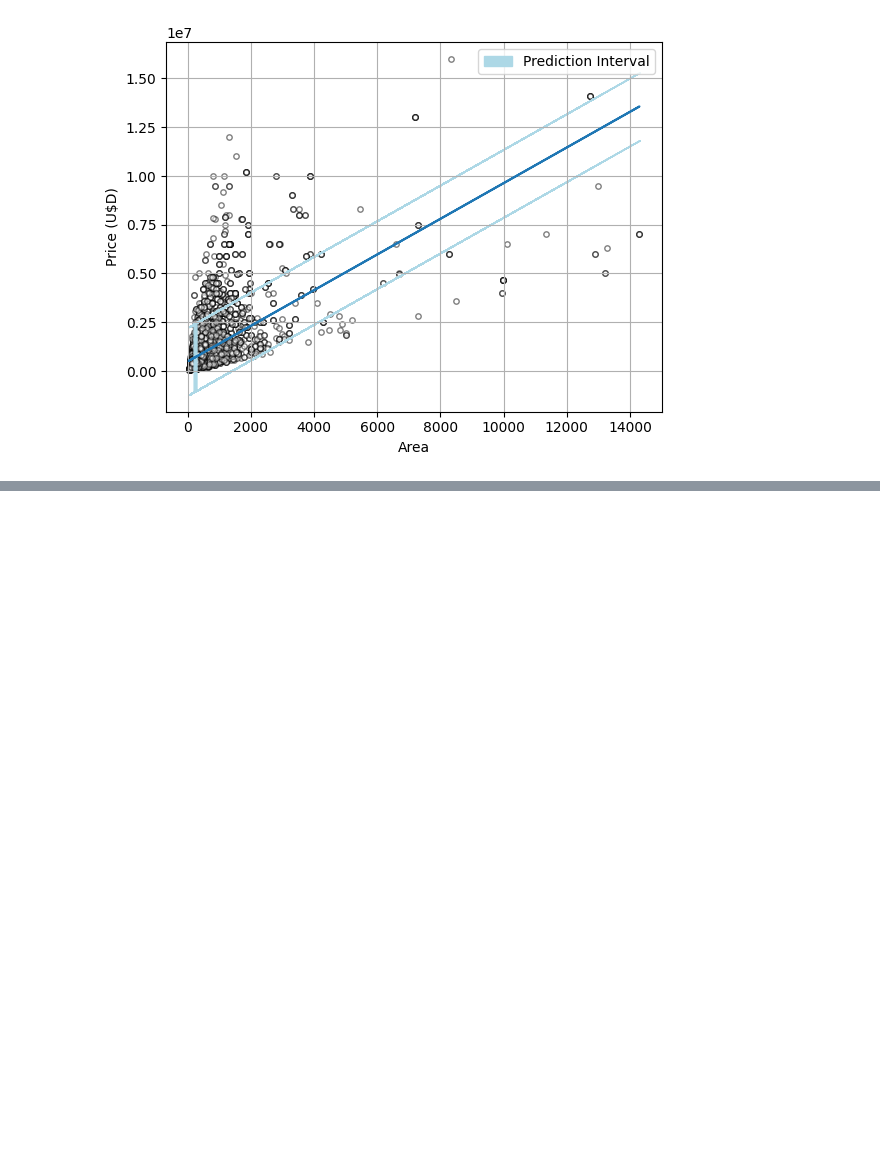
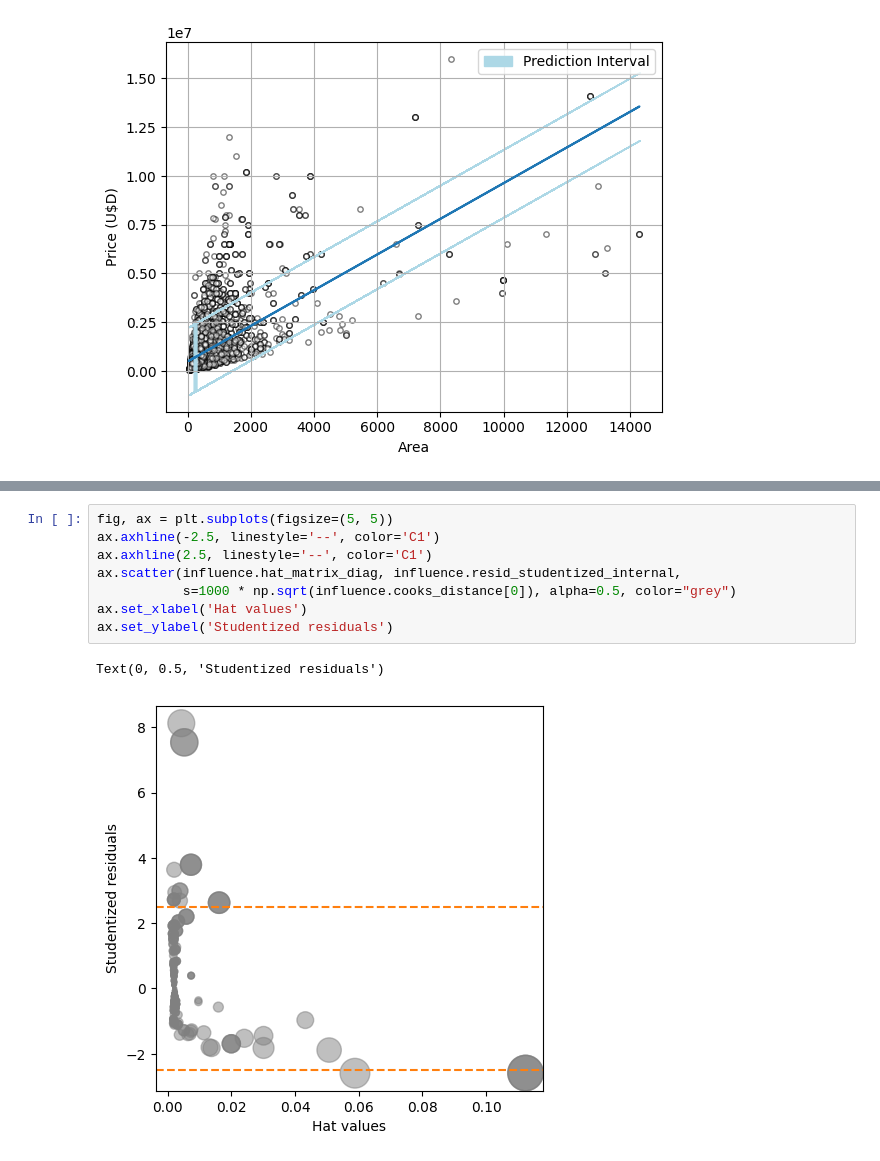
Before and after one commit to matuneville/practical-statistics-book, a Jupyter notebook: src/04-Regression_&_Prediction/chapter_04_py.ipynb, the cells around one changed output, grey strips where cells are left out. Saved outputs shown, nothing was run; the diff lists cells and outputs as text; blank space fills up the shorter version.

```diff
--- a/src/04-Regression_&_Prediction/chapter_04_py.ipynb
+++ b/src/04-Regression_&_Prediction/chapter_04_py.ipynb
@@ -344,0 +417,11 @@ plt.show()
+# %%
+fig, ax = plt.subplots(figsize=(5, 5))
+ax.axhline(-2.5, linestyle='--', color='C1')
+ax.axhline(2.5, linestyle='--', color='C1')
+ax.scatter(influence.hat_matrix_diag, influence.resid_studentized_internal,
+           s=1000 * np.sqrt(influence.cooks_distance[0]), alpha=0.5, color="grey")
+ax.set_xlabel('Hat values')
+ax.set_ylabel('Studentized residuals')
+# %% [output]
+Text(0, 0.5, 'Studentized residuals')
+[figure, added]
```
Also changed, not shown: parts of 13 cells of this notebook.
